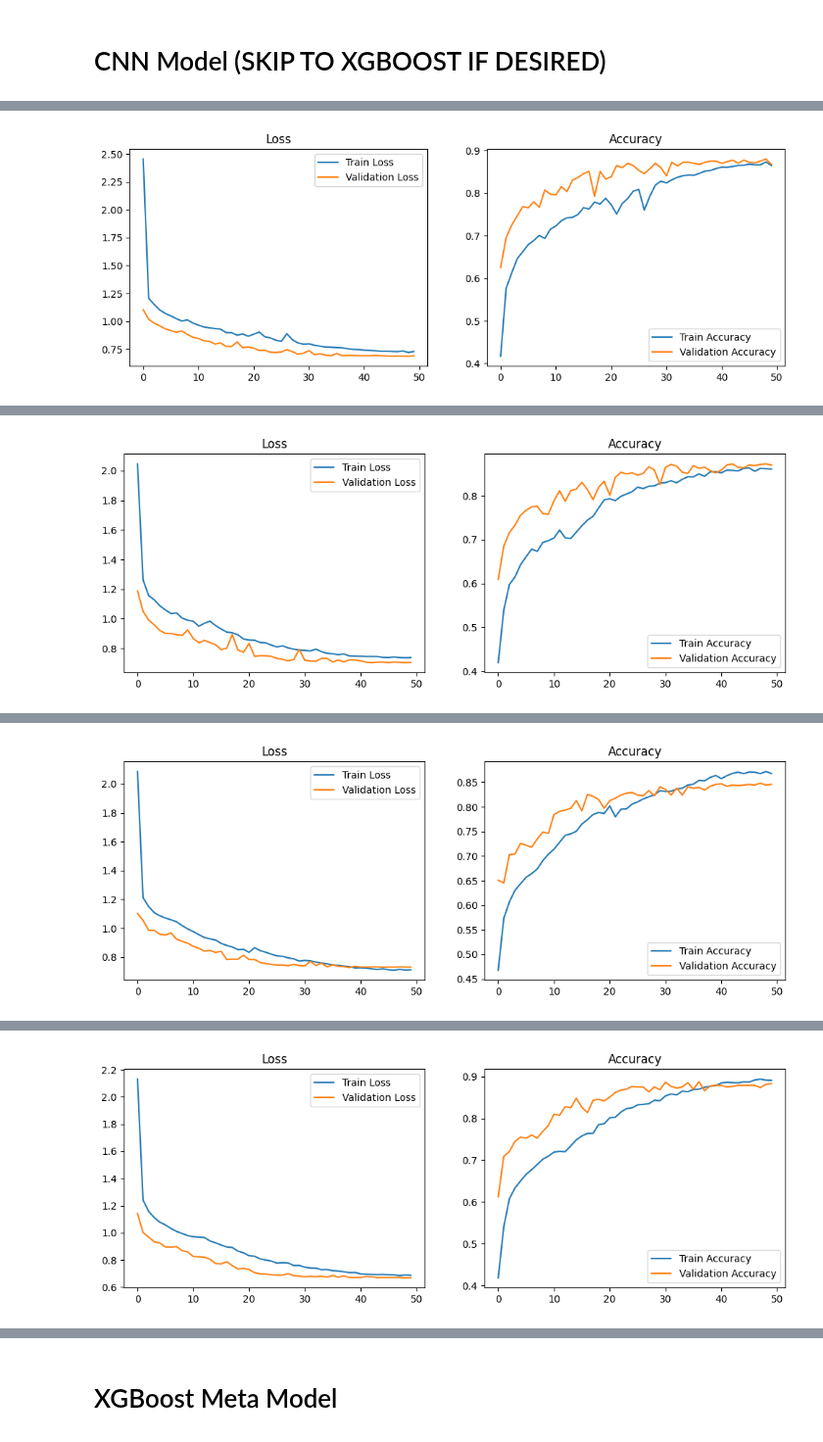
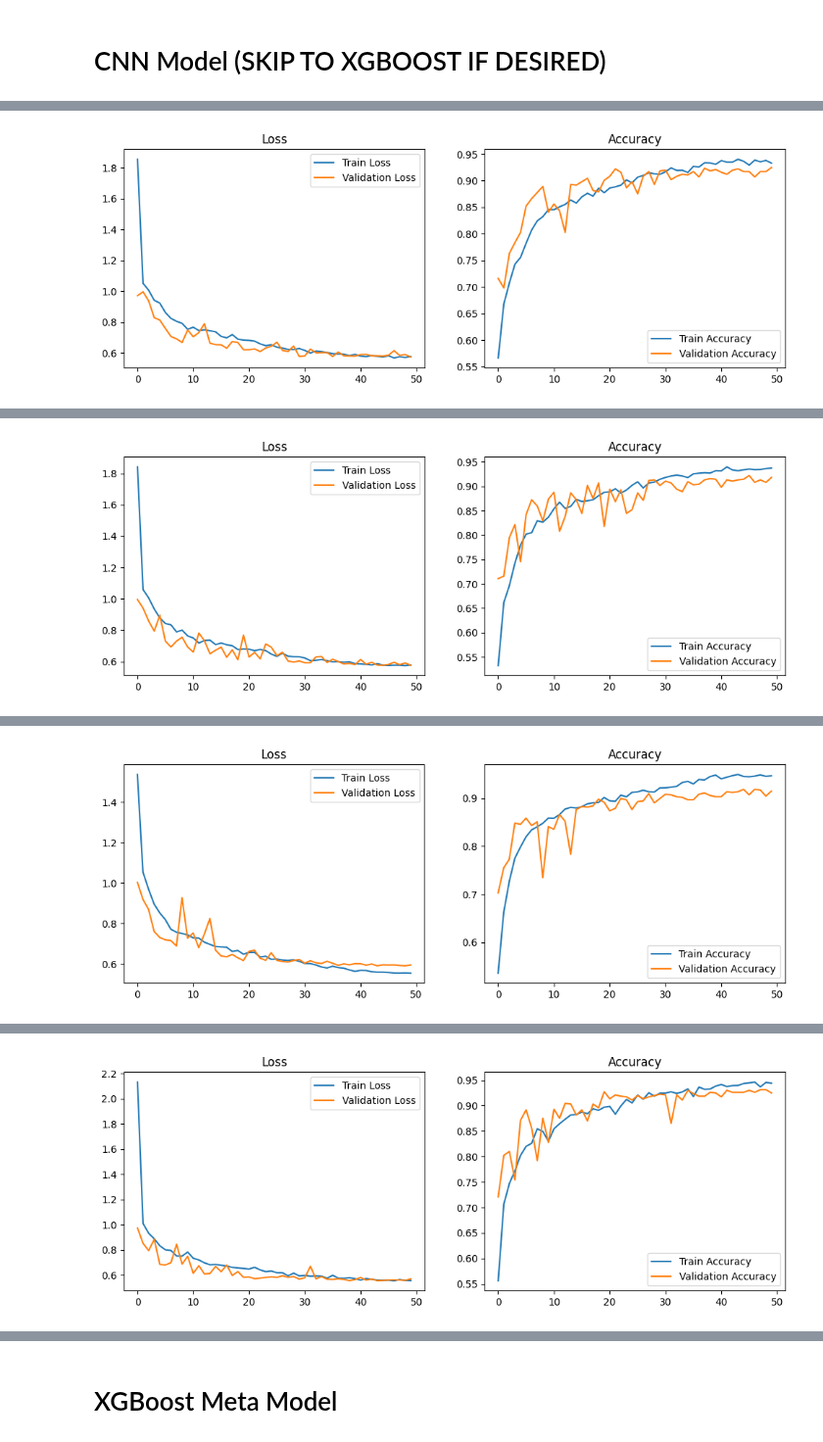
Before and after one commit to yoshi0428/recommendosu, a Jupyter notebook: beatmap_classifier/train_full.ipynb, the cells around one changed output, grey strips where cells are left out. Shown at 98% size. Cells and saved outputs as stored; diff of their text form; code cells hidden in the pictures.

Commit message:
massive improvement from residual block CNN, commiting the unexpanded tournament beatmapset's model before proceeding

```diff
--- a/beatmap_classifier/train_full.ipynb
+++ b/beatmap_classifier/train_full.ipynb
@@ -66,7 +67,7 @@ TOURNAMENT_MODS = {
 # %%
 device = torch.device("cuda" if torch.cuda.is_available() else "cpu")
 
-db_path = "./beatmap_classifier/beatmaps.db"
+db_path = "./beatmap_classifier/unexpanded_beatmaps.db"
 
 X, y, beatmap_ids = get_data(db_path)
 raw_additional_features, normalized_additional_features = get_additional_features(
@@ -180,7 +182,8 @@ groups = np.array(beatmap_ids)
 # Initialize empty matrix for clean Out-Of-Fold CNN probability predictions
 oof_cnn_predictions = np.zeros((len(X), num_classes), dtype=np.float32)
 
-# Use GroupKFold so mapset difficulties stay grouped
+# NOTE: groups are beatmap ids, which are unique, so this is plain KFold
+# (mapset difficulties are NOT kept together)
 gkf = GroupKFold(n_splits=5)
 
 for fold, (train_idx, val_idx) in enumerate(
@@ -191,35 +194,27 @@ for fold, (train_idx, val_idx) in enumerate(
     # Split raw unaugmented fold data
     X_fold_train, y_fold_train = X[train_idx], y_numerical[train_idx]
     X_fold_val, y_fold_val = X[val_idx], y_numerical[val_idx]
-    beatmap_ids_fold_train = groups[train_idx]
-
-    # Augment ONLY the training fold
-    X_fold_train_aug, y_fold_train_aug, _ = augment_dataset(
-        X_fold_train,
-        y_fold_train,
-        beatmap_ids_fold_train,
-        augmentation_types={"horizontal", "vertical", "horizontal_vertical"},
-    )
 
     # Convert validation fold to PyTorch Tensor (permuted to (B, C, L))
     X_fold_val = torch.as_tensor(X_fold_val, dtype=torch.float32).permute(0, 2, 1)
     y_fold_val = torch.as_tensor(y_fold_val, dtype=torch.long)
 
-    X_fold_train_aug = X_fold_train_aug.permute(0, 2, 1)
+    X_fold_train = torch.as_tensor(X_fold_train, dtype=torch.float32).permute(0, 2, 1)
 
-    # Train CNN model for this fold
+    # Train CNN model for this fold. Flips are applied randomly per batch
+    # inside train_and_evaluate (random_flips=True), so no augment_dataset().
     model, history = train_and_evaluate(
-        X_fold_train_aug,
-        y_fold_train_aug,
+        X_fold_train,
+        y_fold_train,
         X_fold_val,
         y_fold_val,
-        input_channels=X_fold_train_aug.shape[1],
+        input_channels=X_fold_train.shape[1],
         num_classes=num_classes,
         max_length=max_length,
         learning_rate=0.001,
-        dropout_rate=0.5,  # old: 0.5
+        dropout_rate=0.3,  # old: 0.5
         l2_reg=0.001,
-        batch_size=128,
+        batch_size=32,  # old: 128 (32 was clearly better in CV)
         epochs=50,  # old: 30
         patience=15,
     )
@@ -227,11 +222,7 @@ for fold, (train_idx, val_idx) in enumerate(
     meta_bagging_models.append(model)
 
     # Generate Out-of-Fold predictions for the unaugmented validation set ONLY
-    model.eval()
-    with torch.no_grad():
-        val_inputs = X_fold_val.to(device)
-        logits = model(val_inputs)
-        probs = torch.softmax(logits, dim=1).cpu().numpy()
+    probs = predict_proba(model, X_fold_val, device)
 
     # Store clean OOF predictions in the array
     oof_cnn_predictions[val_idx] = probs
@@ -256,2 +247,2 @@ Restored best model weights with validation loss: 0.6857
-[figure, old version]
+[figure, new version]
 --- Training Meta Fold 2/5 ---
@@ -274,2 +265,2 @@ Restored best model weights with validation loss: 0.7033
-[figure, old version]
+[figure, new version]
 --- Training Meta Fold 3/5 ---
@@ -292,2 +283,2 @@ Restored best model weights with validation loss: 0.7272
-[figure, old version]
+[figure, new version]
 --- Training Meta Fold 4/5 ---
@@ -310,2 +301,2 @@ Restored best model weights with validation loss: 0.6686
-[figure, old version]
+[figure, new version]
 --- Training Meta Fold 5/5 ---
```
Also changed, not shown: parts of 8 cells of this notebook, 20 other files.
